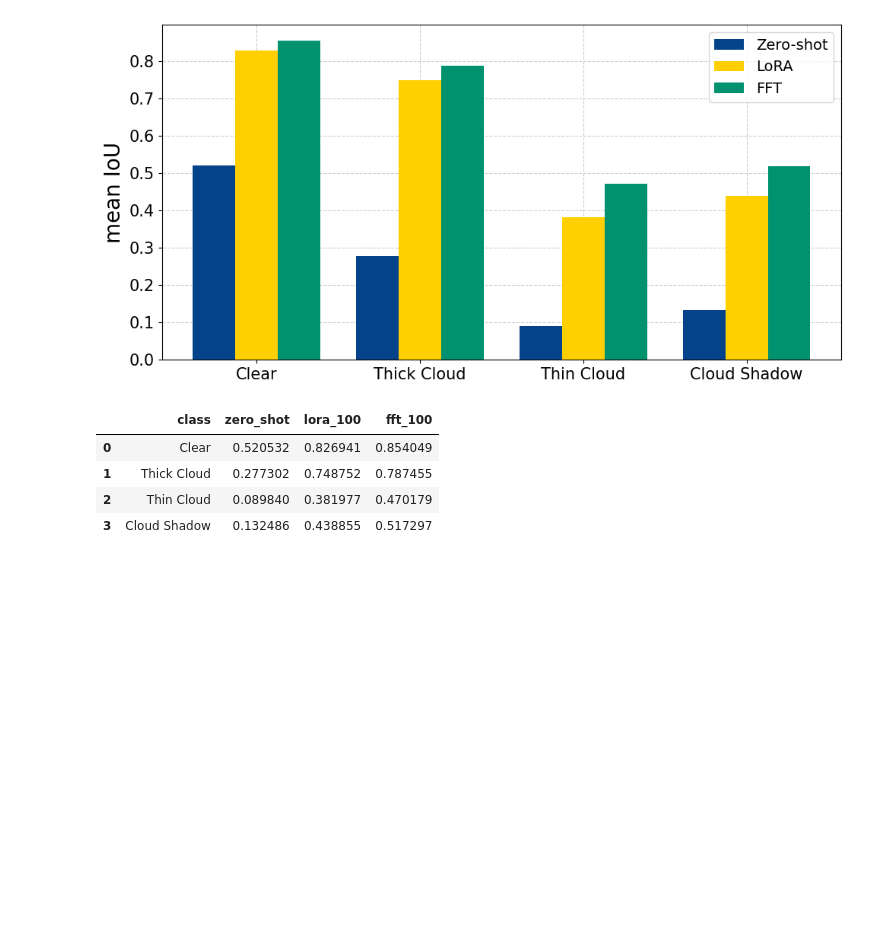
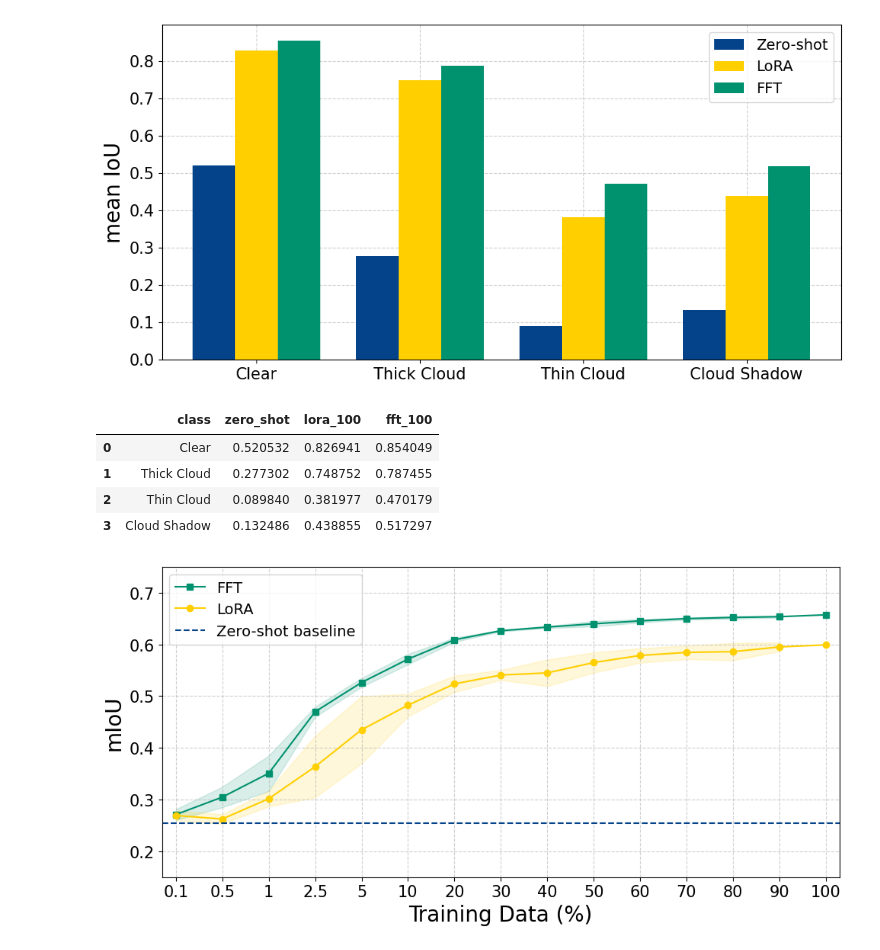
Before and after one commit to uga-gaim/2026_CVPRW_CloudPrompts, a Jupyter notebook: code/notebooks/figures.ipynb, the cells around one changed output. Drawn from its saved outputs; the diff is of its cells as text; code cells hidden in the pictures; blank space fills up the shorter version.

Commit message:
Changing Plot for Manuscript Revision

```diff
--- a/code/notebooks/figures.ipynb
+++ b/code/notebooks/figures.ipynb
@@ -766,3 +766,40 @@ display(bar_df)
 | 1 | Thick Cloud | 0.277302 | 0.748752 | 0.787455 |
 | 2 | Thin Cloud | 0.089840 | 0.381977 | 0.470179 |
 | 3 | Cloud Shadow | 0.132486 | 0.438855 | 0.517297 |
+# %%
+lora_plot["miou_std"] = pd.to_numeric(lora_plot["miou_std"], errors="coerce")
+fft_plot["miou_std"]  = pd.to_numeric(fft_plot["miou_std"], errors="coerce")
+
+plt.figure(figsize=FIGSIZE)
+
+plt.plot(fft_x, fft_plot["miou_mean"], marker="s", linestyle="-", color="#00916e", label="FFT")
+plt.fill_between(
+    fft_x,
+    fft_plot["miou_mean"] - fft_plot["miou_std"],
+    fft_plot["miou_mean"] + fft_plot["miou_std"],
+    alpha=0.15, color="#00916e"
+)
+
+plt.plot(lora_x, lora_plot["miou_mean"], marker="o", linestyle="-", color="#ffcf00", label="LoRA")
+plt.fill_between(
+    lora_x,
+    lora_plot["miou_mean"] - lora_plot["miou_std"],
+    lora_plot["miou_mean"] + lora_plot["miou_std"],
+    alpha=0.15, color="#ffcf00"
+)
+
+plt.axhline(y=zs_miou, linestyle="--", color="#044389", label="Zero-shot baseline")
+
+plt.xlabel("Training Data (%)", fontsize=20)
+plt.ylabel("mIoU", fontsize=20)
+plt.xticks(x_pos, x_labels, fontsize=15)
+plt.xlim(-0.3, len(all_pcts) - 0.7)
+plt.yticks(fontsize=15)
+if Y_LIM is not None:
+    plt.ylim(Y_LIM)
+plt.grid(True, linestyle="--", alpha=0.6)
+plt.legend(fontsize=14)
+plt.tight_layout()
+plt.show()
+# %% [output]
+[figure, added]
```
Also changed, not shown: parts of 1 cell of this notebook, 2 other files.
